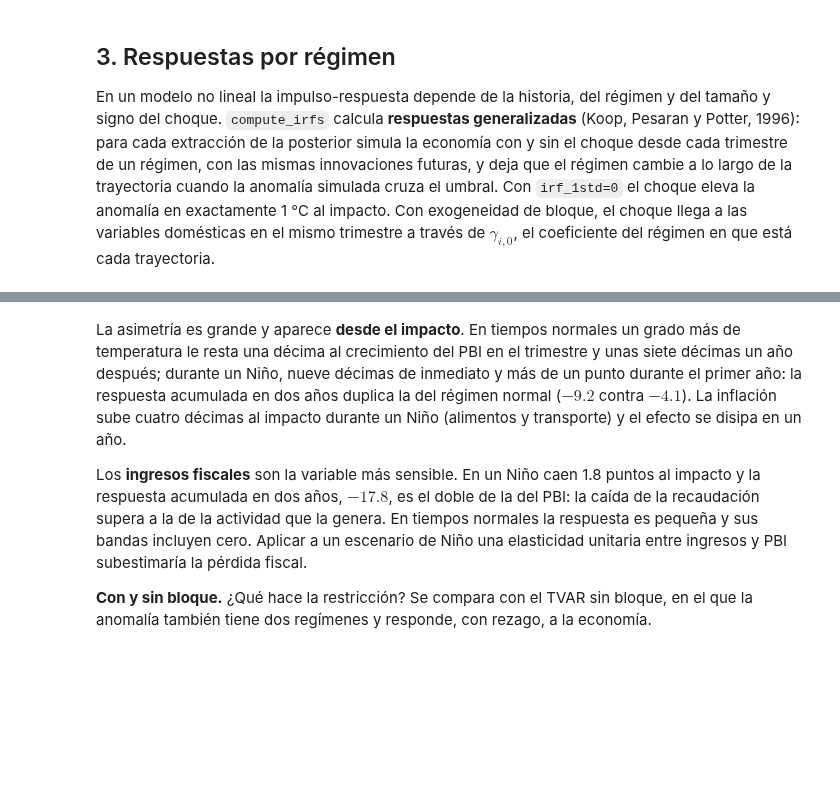
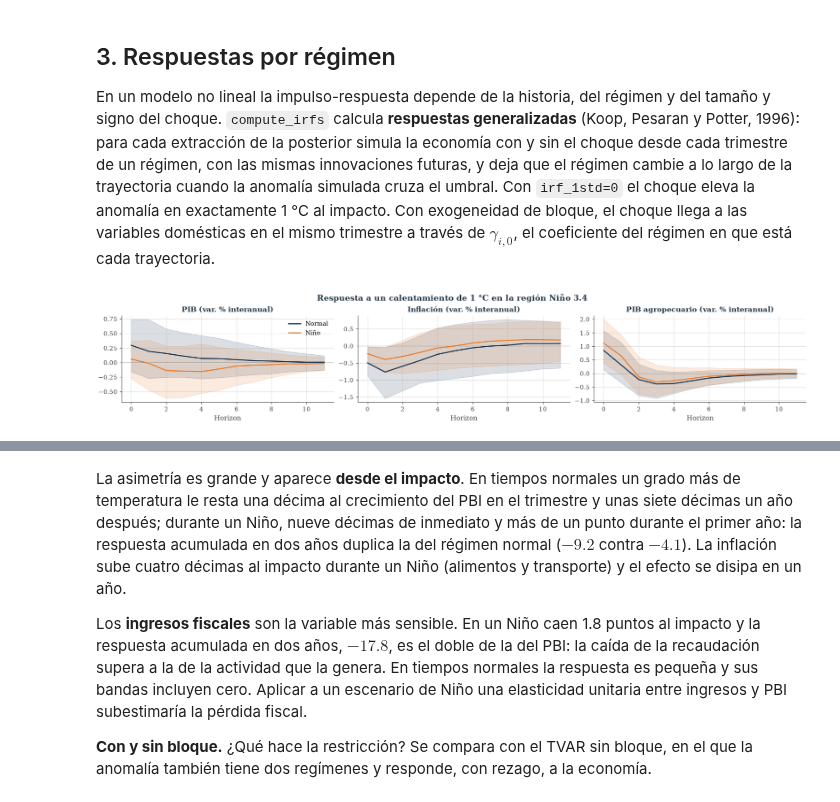
Before and after one commit to jpantoja-cpu/macro-econometrics-course, a Jupyter notebook: bolivia/tvar_nino_bolivia.ipynb, the cells around one changed output, grey strips where cells are left out. Cells and saved outputs as stored; diff of their text form; code cells hidden in the pictures; blank space fills up the shorter version.

```diff
--- a/bolivia/tvar_nino_bolivia.ipynb
+++ b/bolivia/tvar_nino_bolivia.ipynb
@@ -261,9 +349,11 @@ eleva la anomalía en exactamente 1 °C al impacto. Con exogeneidad de bloque, e
 variables domésticas en el mismo trimestre a través de $\gamma_{i,0}$, el coeficiente del régimen
 en que está cada trayectoria.
 # %%
-model.plot_irfs(shock="nino12", response_vars=["y", "pi", "ing"], cred=0.68,
+model.plot_irfs(shock="nino34", response_vars=["y", "pi", "agro"], cred=0.68,
                 regime_labels=("Normal", "Niño"), series_titles=titles[1:], ncol=3,
-                title="Respuesta a un calentamiento de 1 °C en la región Niño 1+2")
+                title="Respuesta a un calentamiento de 1 °C en la región Niño 3.4")
+# %% [output]
+[figure, added]
 # %%
 def response_table(irf, var, horizons=(0, 2, 4, 8)):
     v = names.index(var)
```
Also changed, not shown: parts of 16 cells of this notebook, 14 other files.
